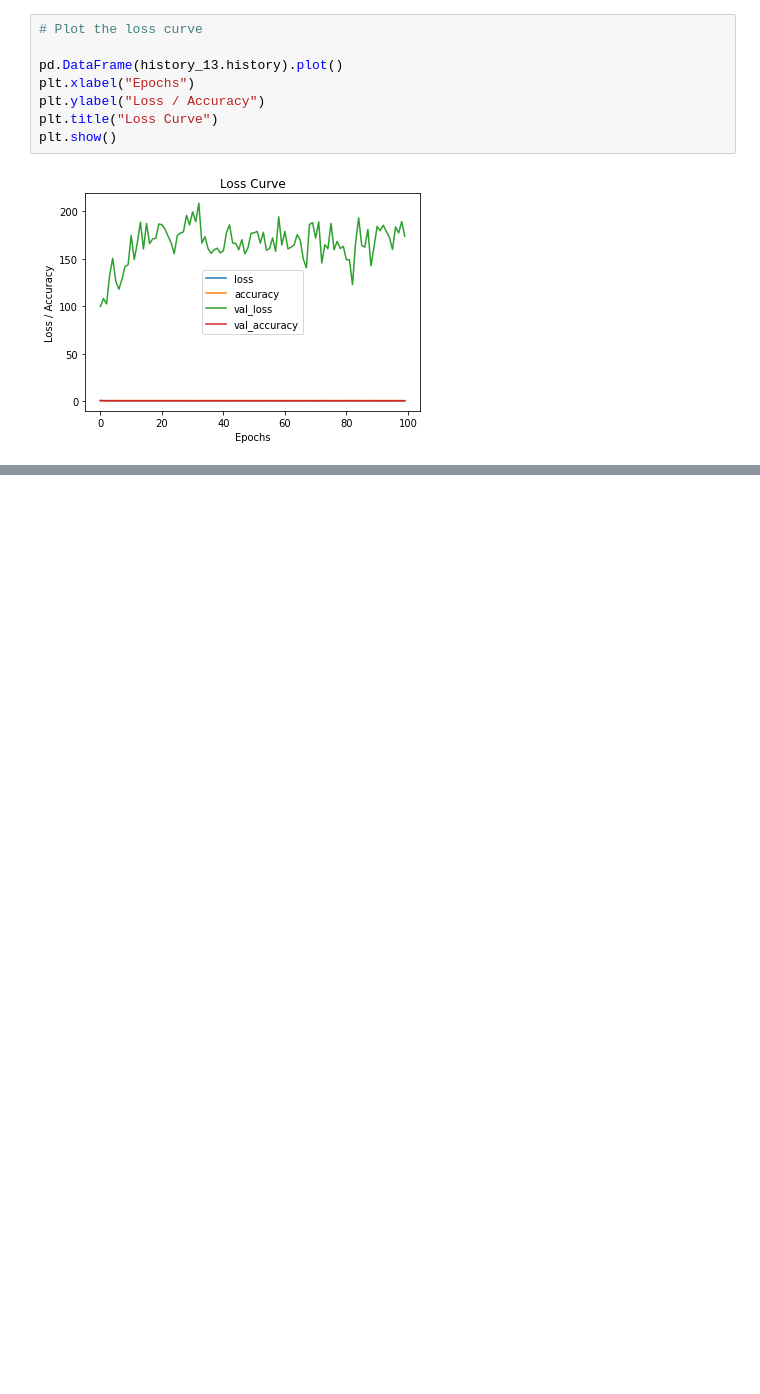
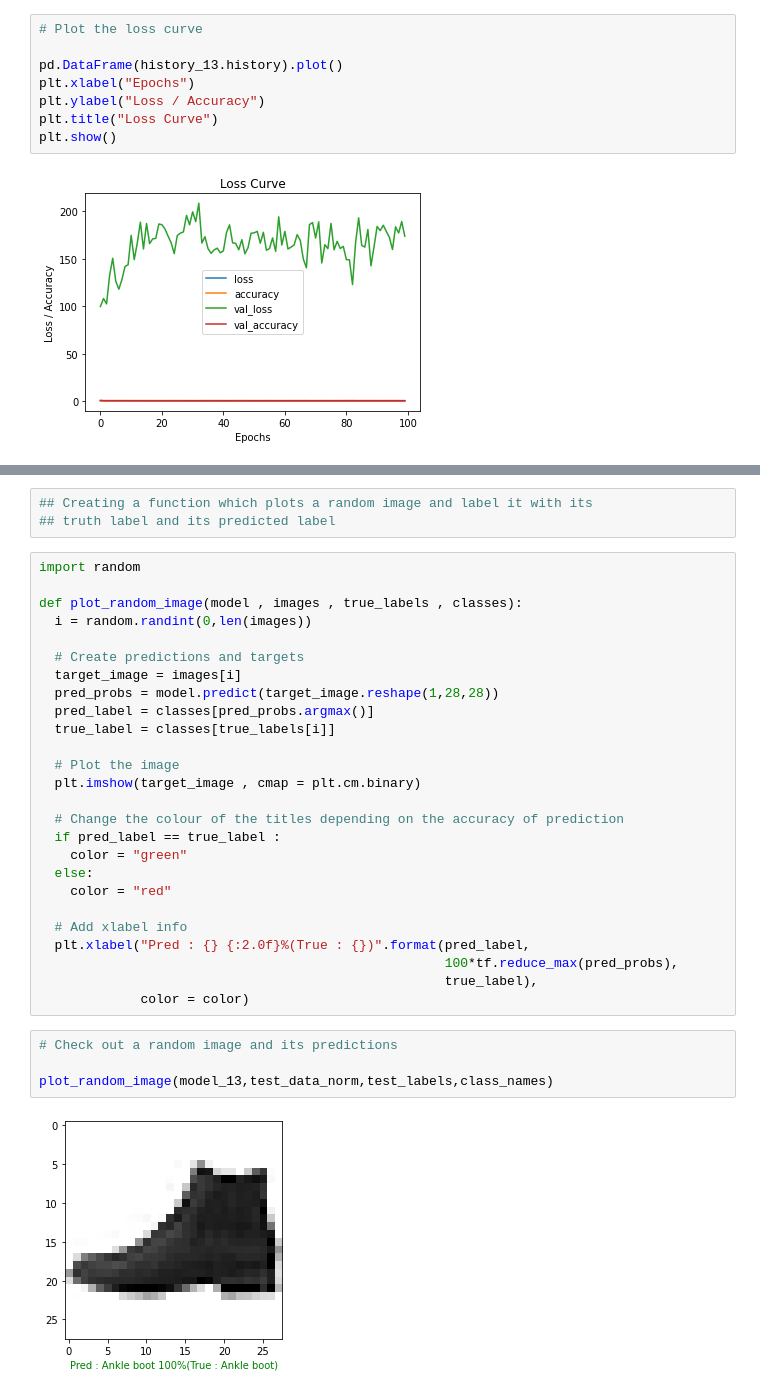
Before and after one commit to topguns837/Tensorflow-deeplearning, a Jupyter notebook: 02_neural_network_classification_with_tensorflow.ipynb, the cells around one changed output, grey strips where cells are left out. Cells and saved outputs as stored; diff of their text form; blank space fills up the shorter version.

```diff
--- a/02_neural_network_classification_with_tensorflow.ipynb
+++ b/02_neural_network_classification_with_tensorflow.ipynb
@@ -1507,0 +1417,35 @@ plt.show()
+# %%
+## Creating a function which plots a random image and label it with its
+## truth label and its predicted label
+# %%
+import random
+
+def plot_random_image(model , images , true_labels , classes):
+  i = random.randint(0,len(images))
+
+  # Create predictions and targets
+  target_image = images[i]
+  pred_probs = model.predict(target_image.reshape(1,28,28))
+  pred_label = classes[pred_probs.argmax()]
+  true_label = classes[true_labels[i]]
+
+  # Plot the image
+  plt.imshow(target_image , cmap = plt.cm.binary)
+
+  # Change the colour of the titles depending on the accuracy of prediction
+  if pred_label == true_label :
+    color = "green"
+  else:
+    color = "red"
+
+  # Add xlabel info
+  plt.xlabel("Pred : {} {:2.0f}%(True : {})".format(pred_label,
+                                                    100*tf.reduce_max(pred_probs),
+                                                    true_label),
+             color = color)
+# %%
+# Check out a random image and its predictions
+
+plot_random_image(model_13,test_data_norm,test_labels,class_names)
+# %% [output]
+[figure, added]
```
Also changed, not shown: parts of 78 cells of this notebook.
